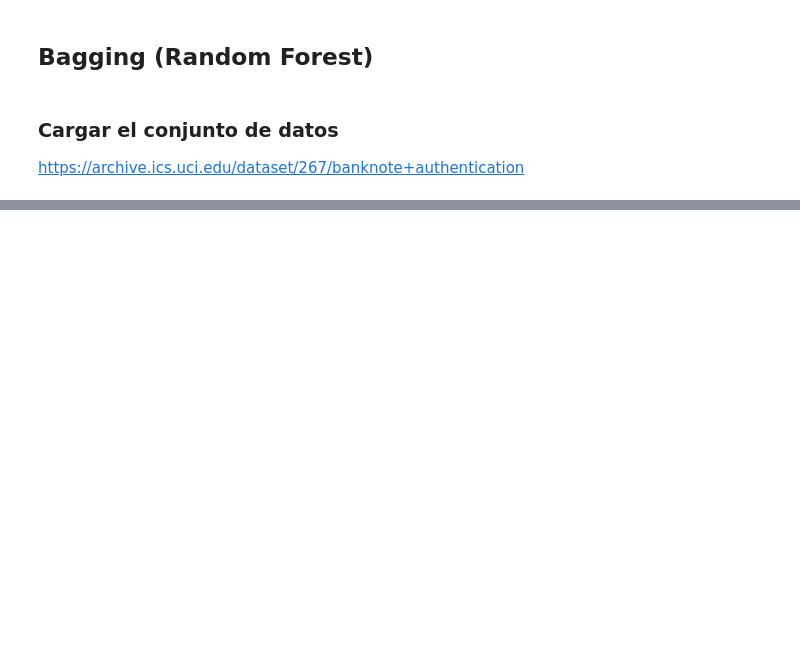
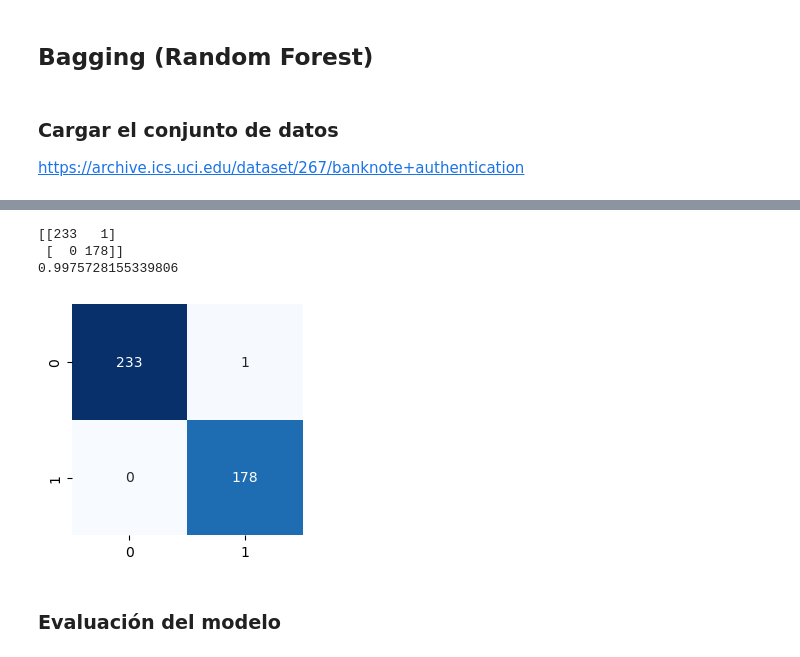
Before and after one commit to chrisrueda/EndomorfismoII_2024, a Jupyter notebook: 05_Bagging&Boosting/B&B.ipynb, the cells around one changed output, grey strips where cells are left out. Drawn from its saved outputs; the diff is of its cells as text; code cells hidden in the pictures; blank space fills up the shorter version.

```diff
--- a/05_Bagging&Boosting/B&B.ipynb
+++ b/05_Bagging&Boosting/B&B.ipynb
@@ -31,0 +33,8 @@ df = pd.read_csv(url)
+# %%
+# Matriz X de entrada
+X = df.drop("class", axis=1)
+# Vector y de salida
+y = df["class"]
+
+# Dividir en conjunto de entrenamiento y validación 80-20 / 70-30
+X_train, X_test, y_train, y_test = train_test_split(X, y, test_size=0.3, random_state=20)
@@ -31,0 +43,4 @@ df = pd.read_csv(url)
+# %%
+from sklearn.ensemble import RandomForestClassifier
+
+rf = RandomForestClassifier(n_estimators=50, random_state=42)
@@ -31,0 +73,29 @@ df = pd.read_csv(url)
+# %%
+from sklearn.metrics import confusion_matrix
+import seaborn as sns
+import matplotlib.pyplot as plt
+# conda install seaborn
+# !pip install seaborn
+
+mc = confusion_matrix(y_test, y_pred)
+print(mc)
+
+vp = 233
+vn = 178
+fp = 1
+fn = 0
+exact = (vp+vn)/(vp+vn+fp+fn)
+print(exact)
+
+plt.figure(figsize=(4,3))
+plt.xlabel('Variables predichas')
+plt.ylabel("Verdad Terreno")
+sns.heatmap(mc, annot=True, fmt="d", cmap="Blues", square=True, cbar=False)
+plt.show()
+# %% [output]
+[[233   1]
+ [  0 178]]
+0.9975728155339806
+[figure, added]
+# %% [markdown]
+### Evaluación del modelo
```
Also changed, not shown: parts of 22 cells of this notebook, 3 other files.
